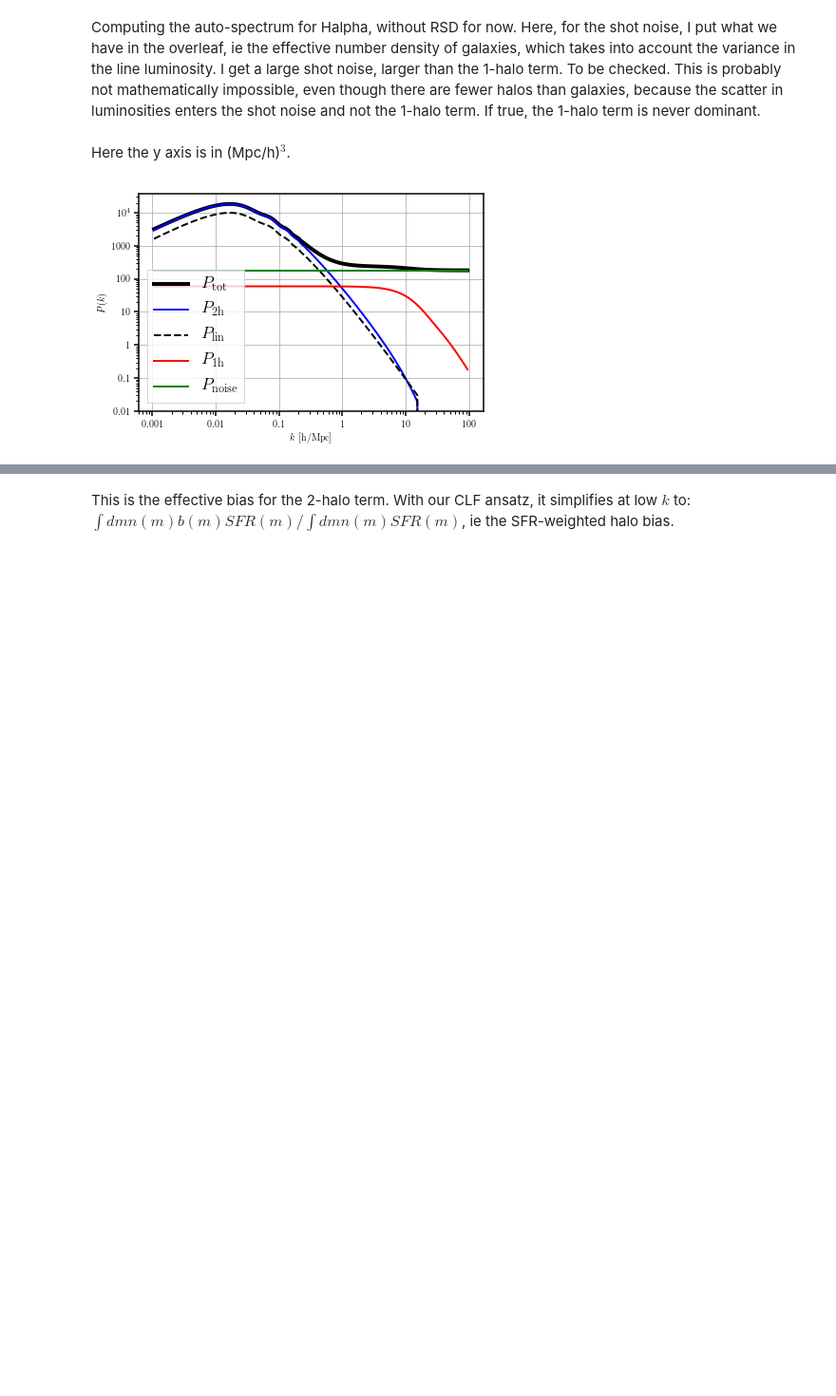
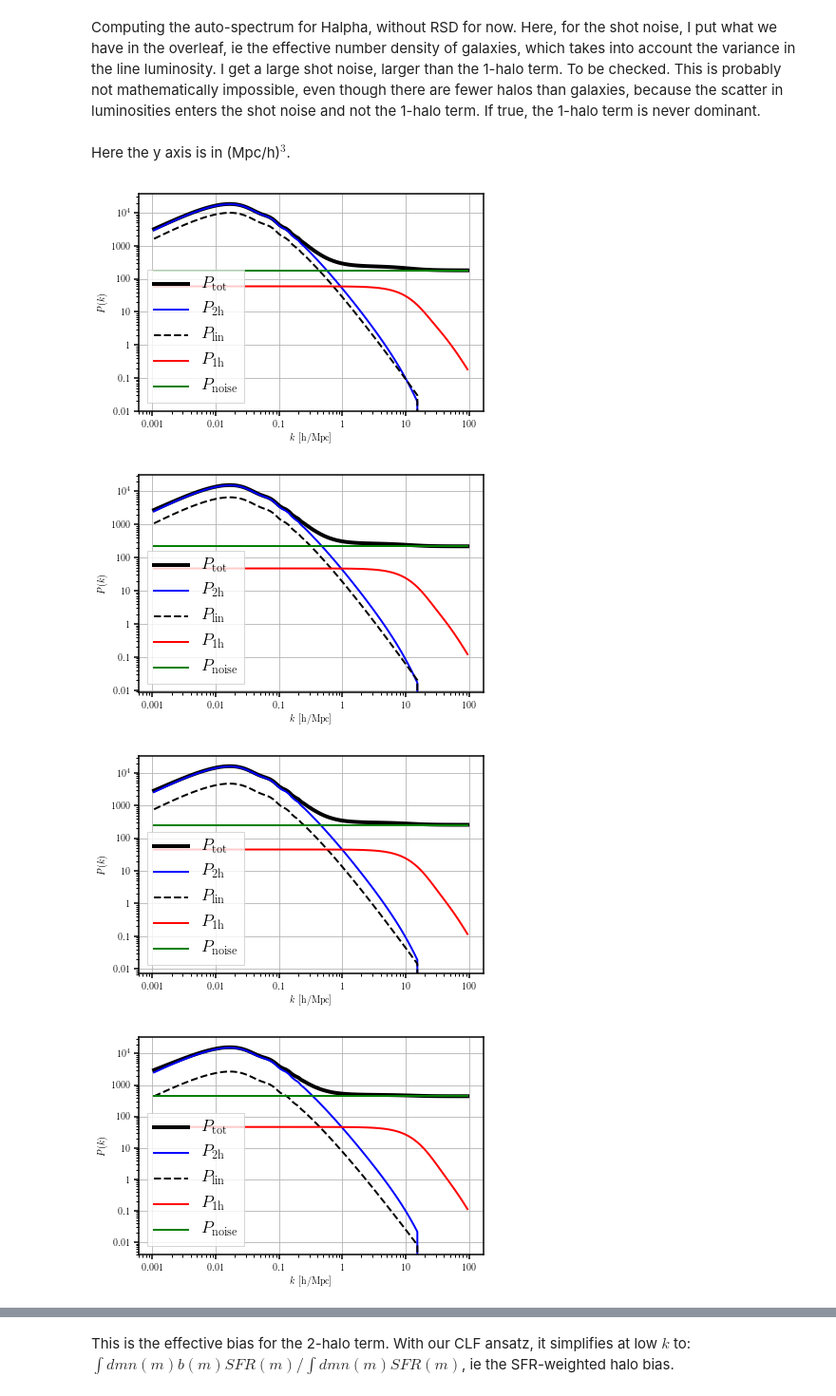
Before and after one commit to EmmanuelSchaan/HaloGen, a Jupyter notebook: plot_power_spectrum.ipynb, the cells around one changed output, grey strips where cells are left out. Shown at 95% size. Cells and saved outputs as stored; diff of their text form; code cells hidden in the pictures; blank space fills up the shorter version.

```diff
--- a/plot_power_spectrum.ipynb
+++ b/plot_power_spectrum.ipynb
@@ -119,7 +112,14 @@ p3d_lim = P3dAuto(u, iHaloModel, profLIM, fPnoise = lambda k,z: profLIM.Pshot(z)
 #p3d_limlim = P3dCross(u, iHaloModel, profLIM, profLIM, doT=False, save=False)
 # %% [markdown]
 Here the y axis is in (Mpc/h)$^3$.
-# %%
-p3d_lim.plotP(z=1.)
-# %% [output]
-[figure, removed]
+# %%
+p3d_lim.plotP(z=1.)
+p3d_lim.plotP(z=1.5)
+p3d_lim.plotP(z=2.)
+p3d_lim.plotP(z=3.)
+p3d_lim.plotP(z=4.)
+# %% [output]
+[figure, added]
+[figure, added]
+[figure, added]
+[figure, added]
```
Also changed, not shown: parts of 8 cells of this notebook, 28 other files.
